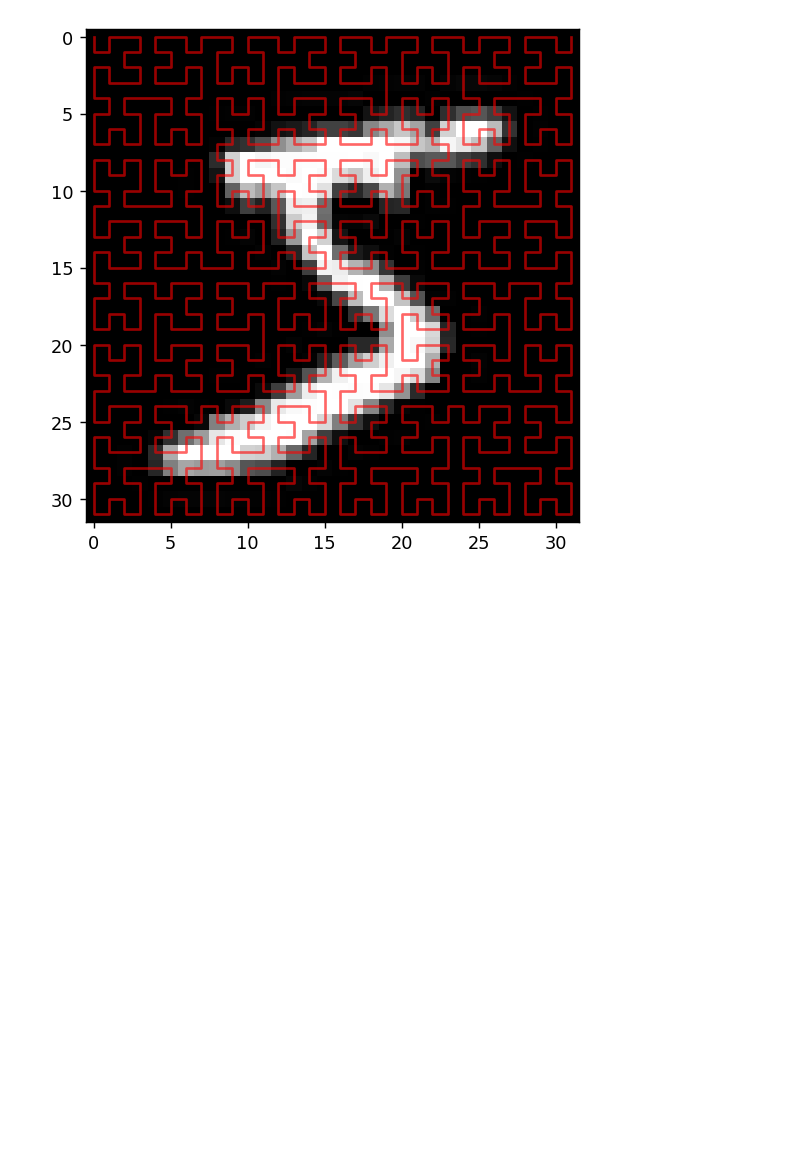
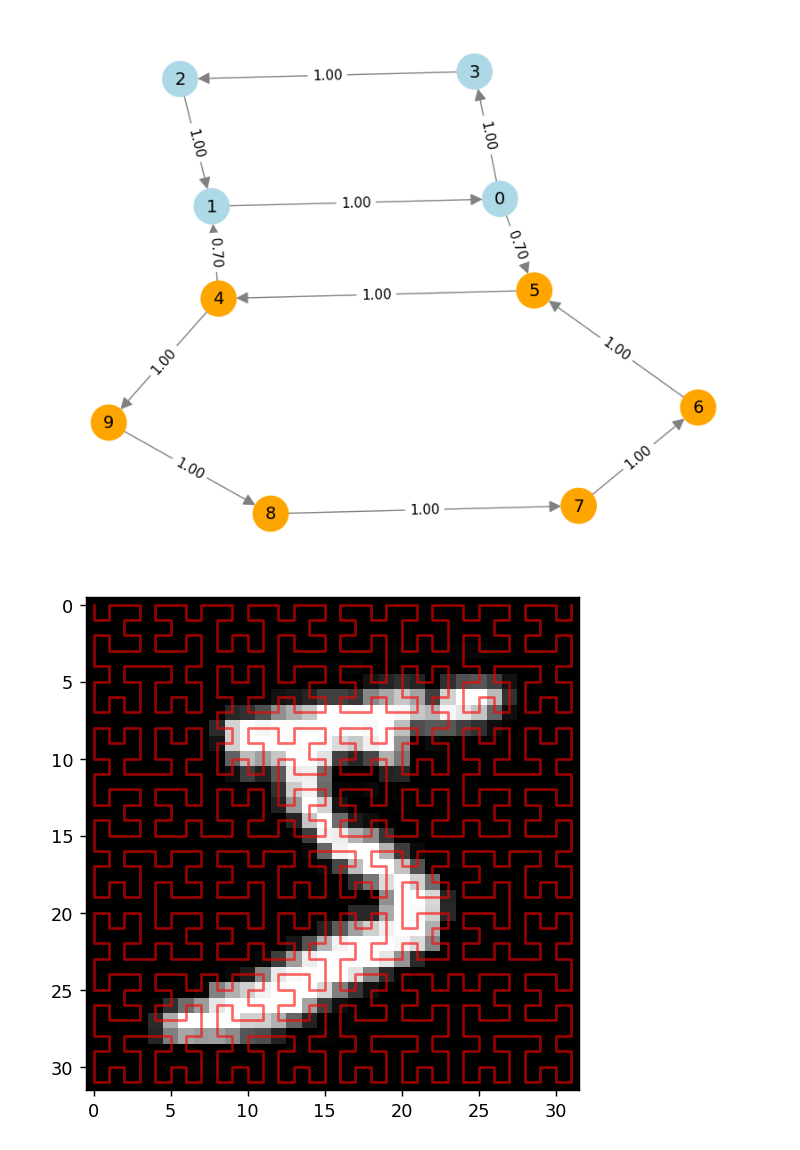
Before and after one commit to ajy-123/coupled_oscillators, a Jupyter notebook: coupled-nv-oscillators-classification-mnist.ipynb, the cells around one changed output. Saved outputs shown, nothing was run; the diff lists cells and outputs as text; code cells hidden in the pictures; blank space fills up the shorter version.

```diff
--- a/coupled-nv-oscillators-classification-mnist.ipynb
+++ b/coupled-nv-oscillators-classification-mnist.ipynb
@@ -279,3 +282,40 @@ Ring Sizes: {5: 1, 6: 1}
+# %%
+# Create a color mapping for rings
+ring_colors = []  # List to store colors for nodes
+colors = ["lightblue", "orange", "green", "pink", "purple"]  # Define a palette
+
+for i in range(len(subset_indices)):
+    # Determine the ring this neuron belongs to
+    for ring_idx, (start, size) in enumerate(zip(oscillator.nrn1_idx[:subset_rings], oscillator.R[:subset_rings])):
+        if start <= subset_indices[i] < start + size:
+            ring_colors.append(colors[ring_idx % len(colors)])  # Cycle through colors for different rings
+            break
+
+
+ring_colors[4] = "lightblue"
+ring_colors[2] = "orange"
+# Draw the network graph
+pos = nx.kamada_kawai_layout(G)
+plt.figure(figsize=(8, 6))
+nx.draw(
+    G,
+    pos,
+    with_labels=True,
+    node_color=ring_colors,  # Assign colors based on rings
+    edge_color="gray",
+    node_size=800,
+    font_size=14,
+    arrowsize=20,
+)
+nx.draw_networkx_edge_labels(
+    G,
+    pos,
+    edge_labels={(u, v): f"{d['weight']:.2f}" for u, v, d in G.edges(data=True)},
+    font_size=11,
+)
+plt.show()
+# %% [output]
+[figure, added]
 # %%
 """
 Generate input: MNIST Data according to Hilbert Curve
```
Also changed, not shown: parts of 5 cells of this notebook, 2 other files.
